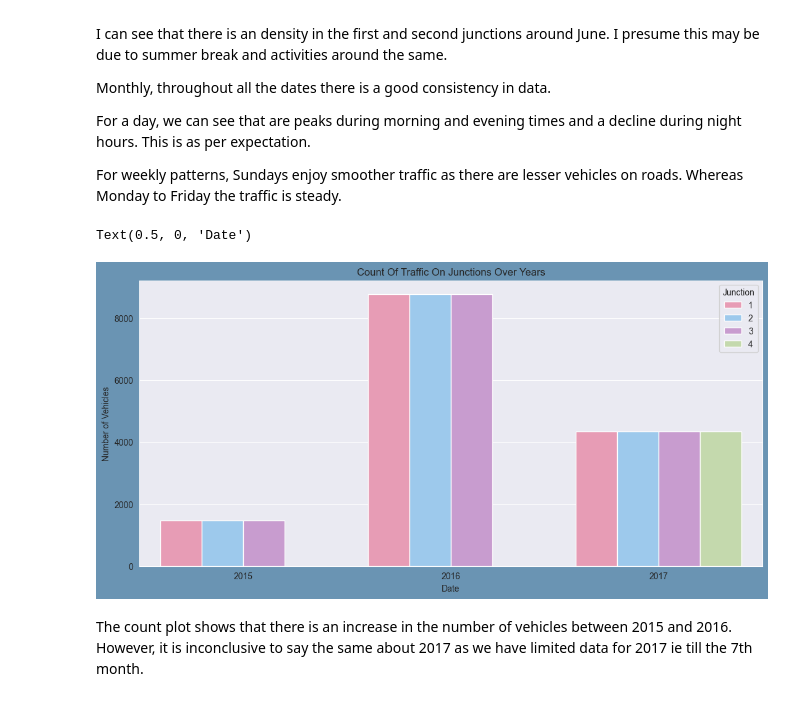
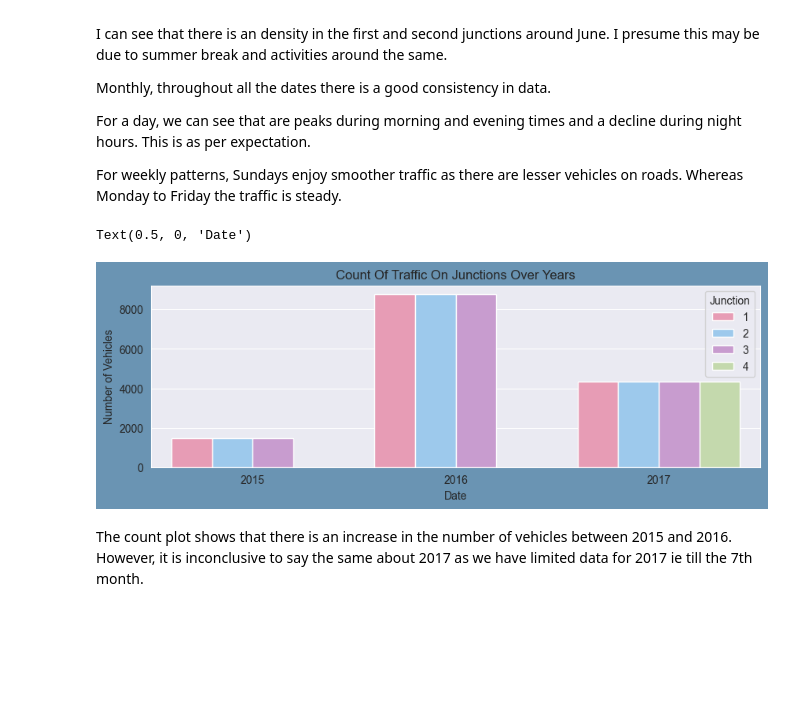
Before and after one commit to yasinsametkaraca/time-series-forecasting, a Jupyter notebook: smart-city/project_lstm.ipynb, the cells around one changed output. Saved outputs shown, nothing was run; the diff lists cells and outputs as text; code cells hidden in the pictures; blank space fills up the shorter version.

```diff
--- a/smart-city/project_lstm.ipynb
+++ b/smart-city/project_lstm.ipynb
@@ -127,14 +127,14 @@ For a day, we can see that are peaks during morning and evening times and a decl
 
 For weekly patterns, Sundays enjoy smoother traffic as there are lesser vehicles on roads. Whereas Monday to Friday the traffic is steady.
 # %%
-plt.figure(figsize=(13,6),facecolor="#6a94b3")
+plt.figure(figsize=(10,3,),facecolor="#6a94b3")
 count = sns.countplot(data=df, x =df["Year"], hue="Junction", palette=colors)
 count.set_title("Count Of Traffic On Junctions Over Years")
 count.set_ylabel("Number of Vehicles")
 count.set_xlabel("Date")
 # %% [output]
 Text(0.5, 0, 'Date')
-[figure, old version]
+[figure, new version]
 # %% [markdown]
 The count plot shows that there is an increase in the number of vehicles between 2015 and 2016. However, it is inconclusive to say the same about 2017 as we have limited data for 2017 ie till the 7th month.
 # %%
```
Also changed, not shown: parts of 11 cells of this notebook.
